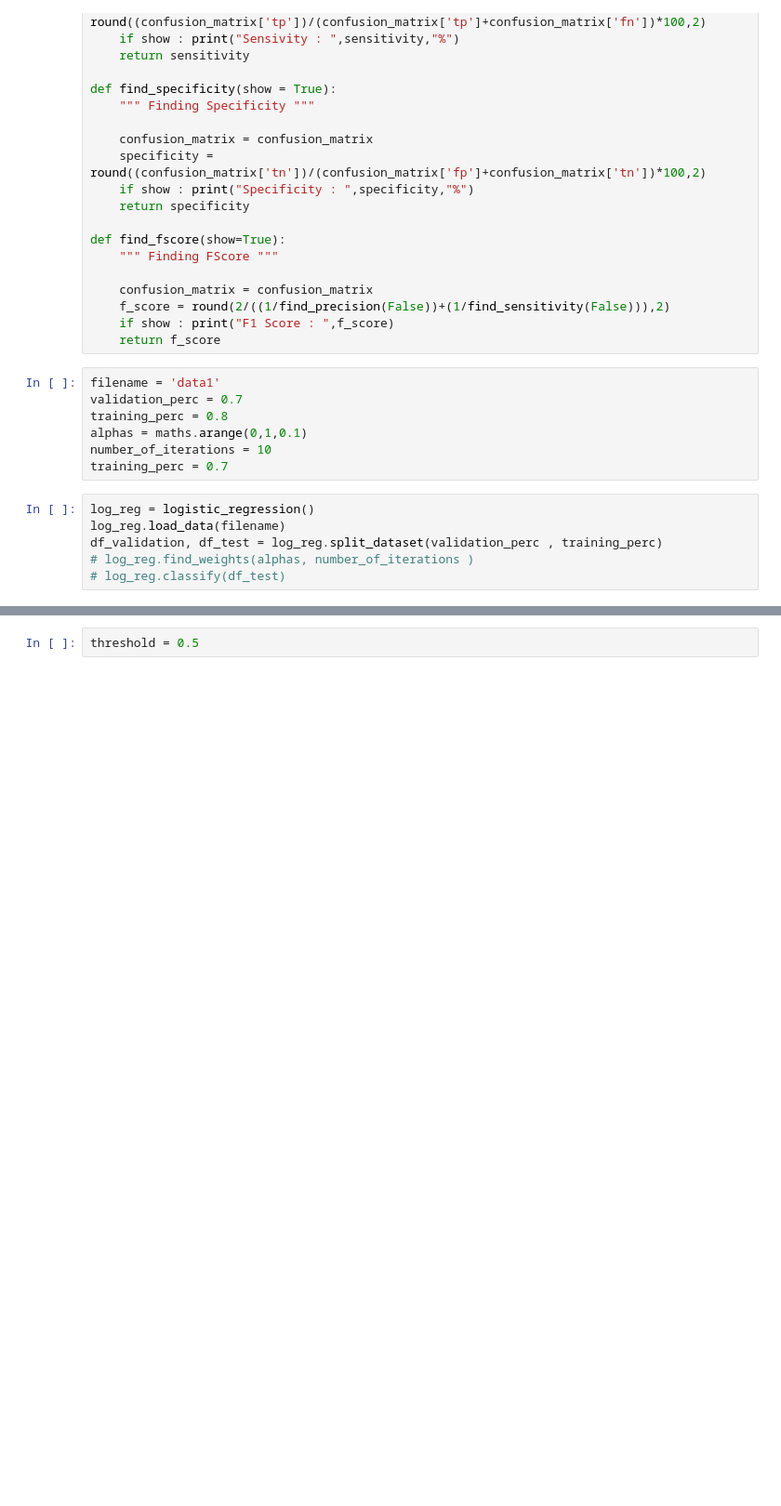
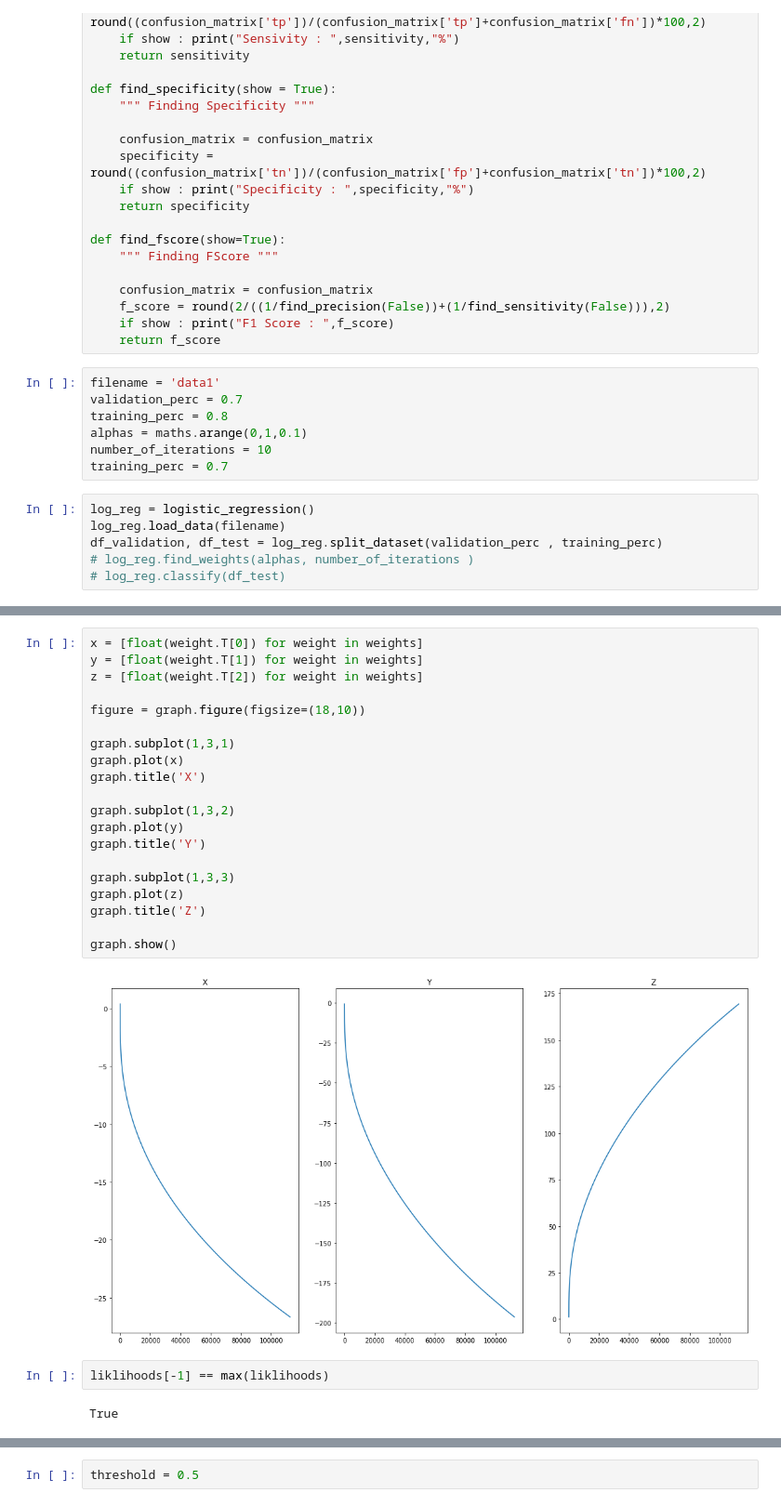
Before and after one commit to Ashirbad-Sarangi/logistic_regression, a Jupyter notebook: codes/logistic_regression.ipynb, the cells around one changed output, grey strips where cells are left out. Shown at 93% size. Cells and saved outputs as stored; diff of their text form; blank space fills up the shorter version.

```diff
--- a/codes/logistic_regression.ipynb
+++ b/codes/logistic_regression.ipynb
@@ -207,0 +222,26 @@ print(len(norms))
+# %%
+x = [float(weight.T[0]) for weight in weights]
+y = [float(weight.T[1]) for weight in weights]
+z = [float(weight.T[2]) for weight in weights]
+
+figure = graph.figure(figsize=(18,10))
+
+graph.subplot(1,3,1)
+graph.plot(x)
+graph.title('X')
+
+graph.subplot(1,3,2)
+graph.plot(y)
+graph.title('Y')
+
+graph.subplot(1,3,3)
+graph.plot(z)
+graph.title('Z')
+
+graph.show()
+# %% [output]
+[figure, added]
+# %%
+liklihoods[-1] == max(liklihoods)
+# %% [output]
+True
```
Also changed, not shown: parts of 32 cells of this notebook, 1 other file.
